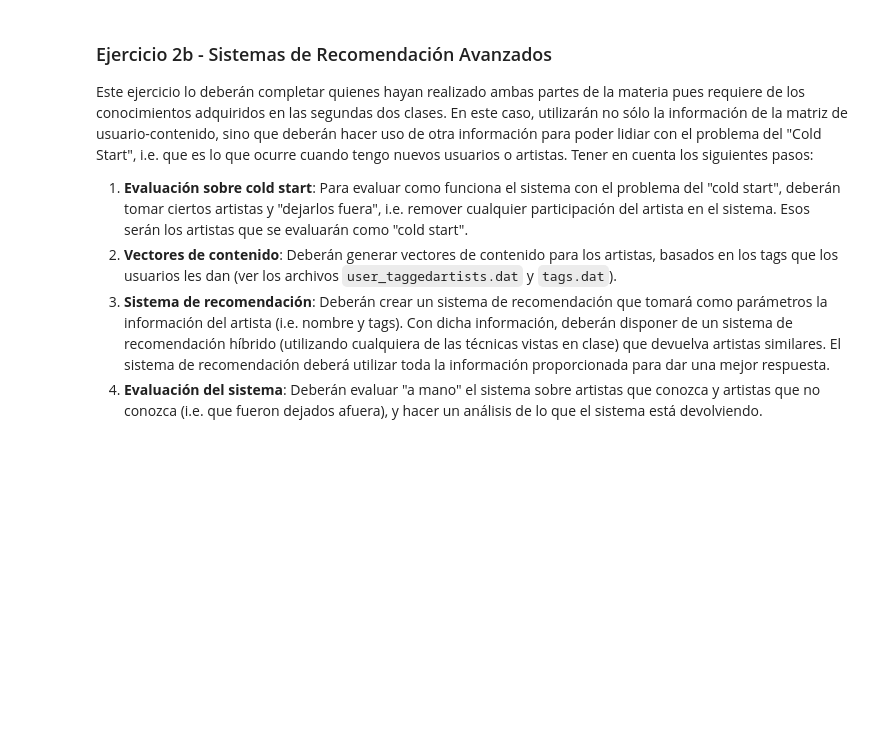
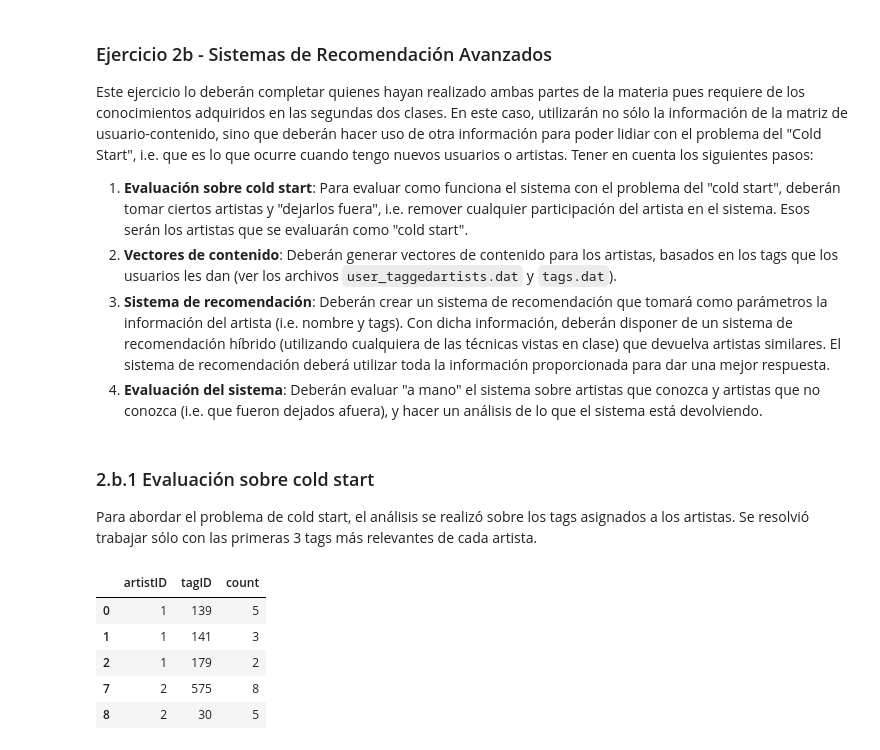
Before and after one commit to peraltadani/recsys, a Jupyter notebook: notebooks/practico.ipynb, the cells around one changed output. Cells and saved outputs as stored; diff of their text form; code cells hidden in the pictures; blank space fills up the shorter version.

```diff
--- a/notebooks/practico.ipynb
+++ b/notebooks/practico.ipynb
@@ -354,0 +360,3 @@ Este ejercicio lo deberán completar quienes hayan realizado ambas partes de la
+# %% [markdown]
+### 2.b.1 Evaluación sobre cold start
+Para abordar el problema de cold start, el análisis se realizó sobre los tags asignados a los artistas. Se resolvió trabajar sólo con las primeras 3 tags más relevantes de cada artista.
@@ -354,0 +370,9 @@ Este ejercicio lo deberán completar quienes hayan realizado ambas partes de la
+# %%
+user_tagged_artists_count.head()
+# %% [output]
+|  | artistID | tagID | count |
+| 0 | 1 | 139 | 5 |
+| 1 | 1 | 141 | 3 |
+| 2 | 1 | 179 | 2 |
+| 7 | 2 | 575 | 8 |
+| 8 | 2 | 30 | 5 |
```
Also changed, not shown: parts of 22 cells of this notebook.
